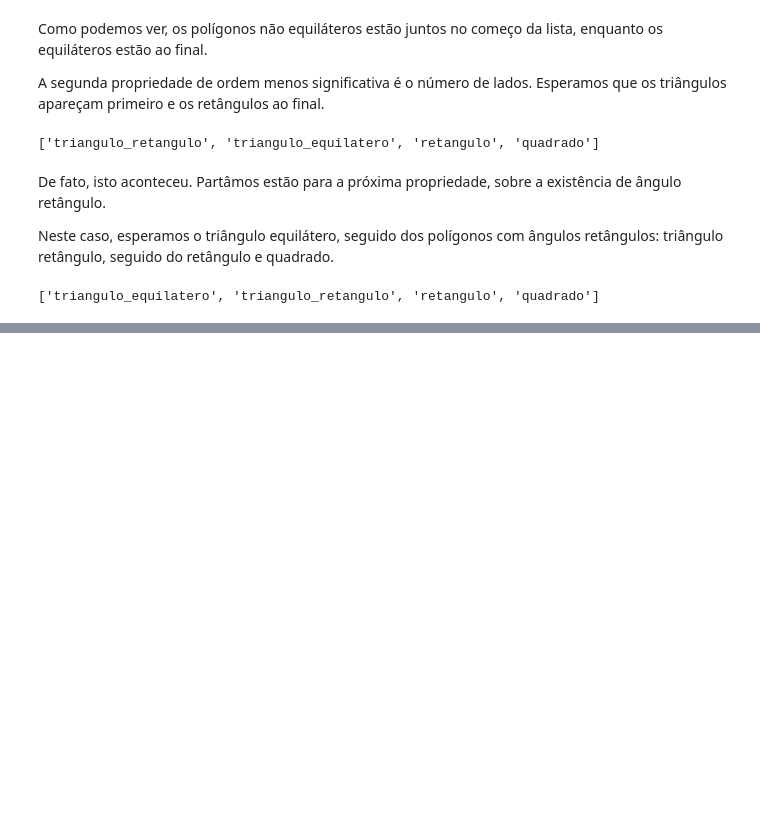
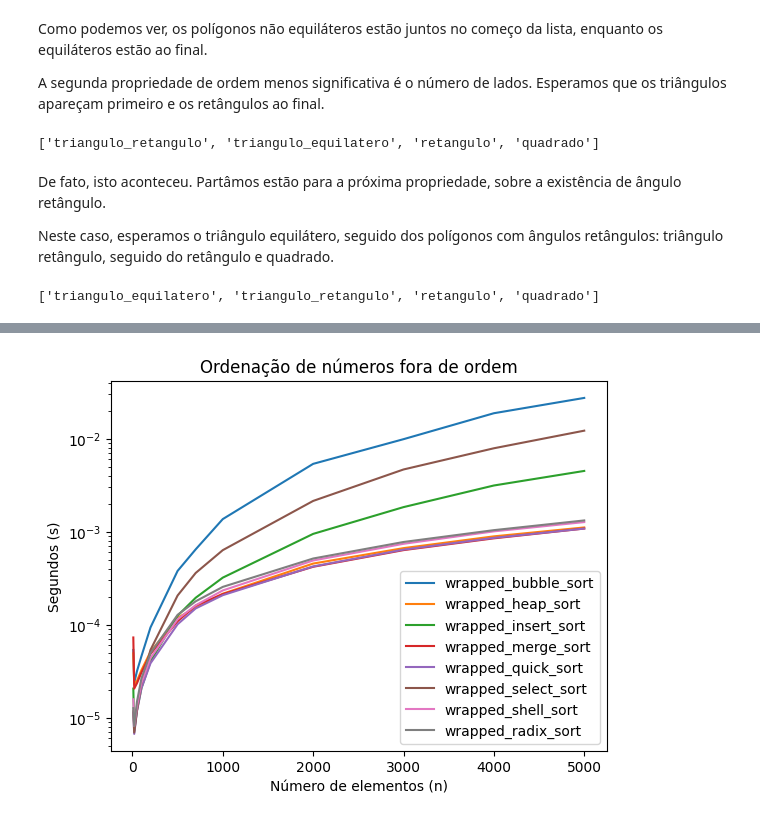
Before and after one commit to Gabrielcarvfer/Estrutura-de-dados-UnB, a Jupyter notebook: 06_ordenacao.ipynb, the cells around one changed output, grey strips where cells are left out. Cells and saved outputs as stored; diff of their text form; code cells hidden in the pictures; blank space fills up the shorter version.

```diff
--- a/06_ordenacao.ipynb
+++ b/06_ordenacao.ipynb
@@ -792,0 +1073,17 @@ imprime_ordem_poligonos(ordenados_por_retangulo_lados_equilatero)
+# %%
+medeTempoEPlota(
+    [   wrapped_bubble_sort,
+        wrapped_heap_sort,
+        wrapped_insert_sort,
+        wrapped_merge_sort,
+        wrapped_quick_sort,
+        wrapped_select_sort,
+        wrapped_shell_sort,
+        wrapped_radix_sort,
+        ],
+    listas_aleatorias,
+    "Ordenação de números fora de ordem",
+    log=True
+)
+# %% [output]
+[figure, added]
```
Also changed, not shown: parts of 10 cells of this notebook.
